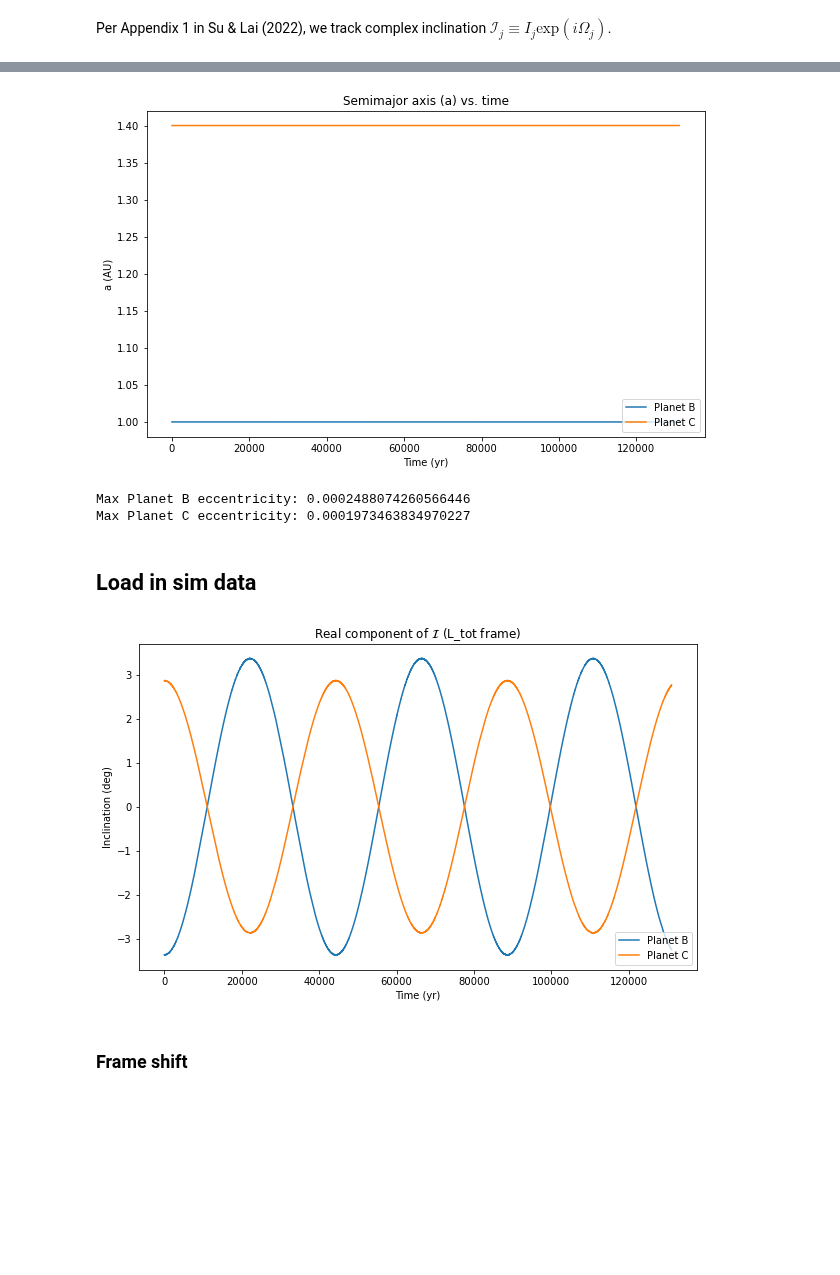
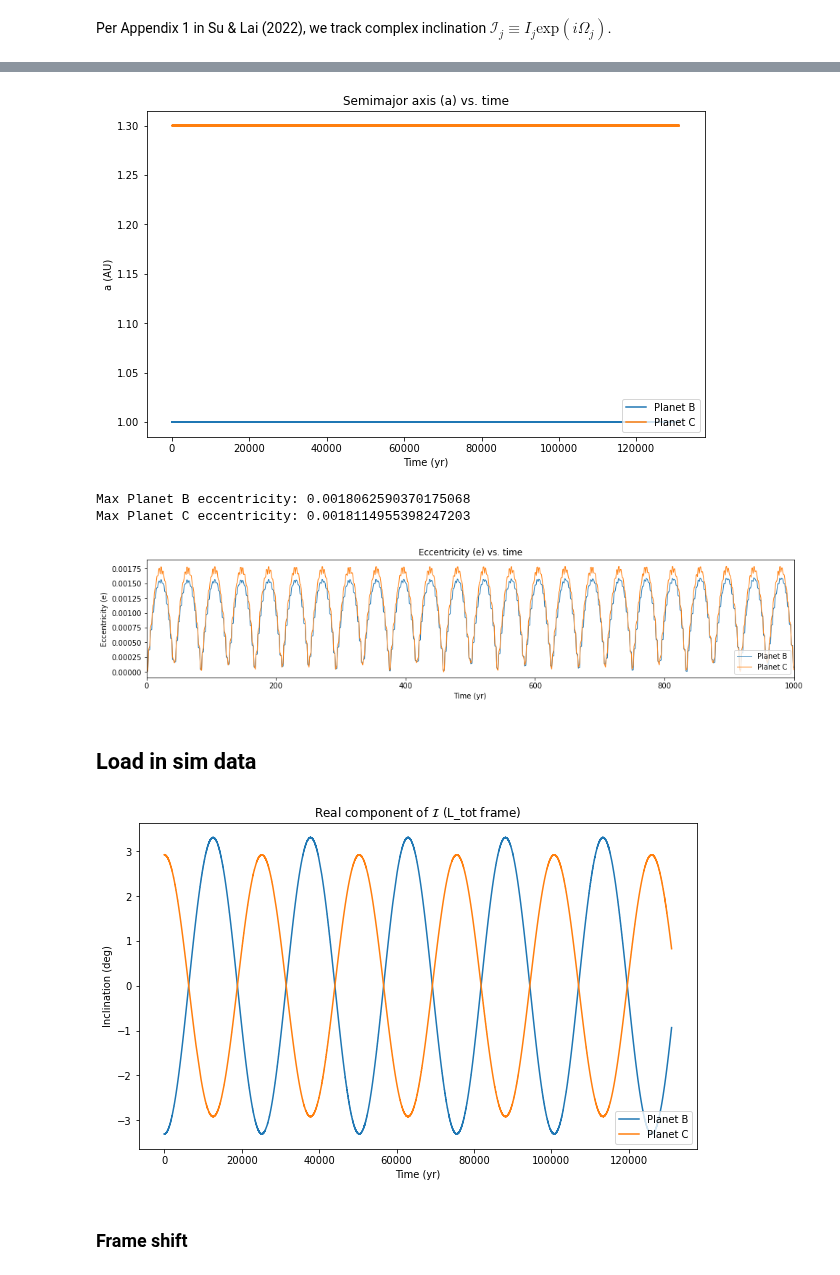
Before and after one commit to Jupiter1994/inc-dynamics, a Jupyter notebook: two_planet/two_planet.ipynb, the cells around one changed output, grey strips where cells are left out. Cells and saved outputs as stored; diff of their text form; code cells hidden in the pictures; blank space fills up the shorter version.

```diff
--- a/two_planet/two_planet.ipynb
+++ b/two_planet/two_planet.ipynb
@@ -50,7 +50,7 @@ M_e = 3.00273e-6 # Earth mass in Msun
 star_mass = 1.0
 
 # set semimajor axis ratio of adjacent planets
-alpha = 1 / 1.4
+alpha = 1 / 1.3
 
 # Each planet has 4 provided params: mass (m) in Earth masses, semimajor axis (a),
 # inclination (inc), and Omega. The three omitted orbital params (e, f, omega)
@@ -158,35 +163,38 @@ Integration took 72.5 seconds
 # %%
 # check that semimajor axes aren't wandering
 fig = plt.figure(figsize=(10,6))
 
 plt.plot(times, b_as, label='Planet B')
 plt.plot(times, c_as, label='Planet C')
 
 plt.xlabel('Time (yr)')
 plt.ylabel('a (AU)')
 #plt.ylim(0, .12)
 
 plt.title('Semimajor axis (a) vs. time')
 plt.legend(loc='lower right')
 plt.show()
 
 print(f'Max Planet B eccentricity: {max(b_es)}')
 print(f'Max Planet C eccentricity: {max(c_es)}')
 
-# fig = plt.figure(figsize=(16,3))
-# plt.plot(times, b_es, lw=1, label='Planet B')
-# plt.plot(times, c_es, lw=1, label='Planet C')
+fig = plt.figure(figsize=(16,3))
+plt.plot(times, b_es, lw=1, label='Planet B')
+plt.plot(times, c_es, lw=1, label='Planet C')
 
-# plt.xlabel('Time (yr)')
-# plt.ylabel('Eccentricity (e)')
+plt.xlabel('Time (yr)')
+plt.ylabel('Eccentricity (e)')
+plt.xlim(0, 1000
+        )
 
-# plt.title('Eccentricity (e) vs. time')
-# plt.legend(loc='lower right')
-# plt.show()
+plt.title('Eccentricity (e) vs. time')
+plt.legend(loc='lower right')
+plt.show()
 # %% [output]
-[figure, old version]
+[figure, new version]
-Max Planet B eccentricity: 0.0002488074260566446
-Max Planet C eccentricity: 0.0001973463834970227
+Max Planet B eccentricity: 0.0018062590370175068
+Max Planet C eccentricity: 0.0018114955398247203
+[figure, added]
 # %%
 # print system after sim is done
 # op_set = rebound.OrbitPlotSet(sim)
@@ -245,7 +253,7 @@ plt.title('Real component of $\mathcal{I}$ (L_tot frame)')
 plt.legend(loc='lower right')
 plt.show()
 # %% [output]
-[figure, old version]
+[figure, new version]
 # %% [markdown]
 ### Frame shift
 # %% [markdown]
```
Also changed, not shown: parts of 10 cells of this notebook.
